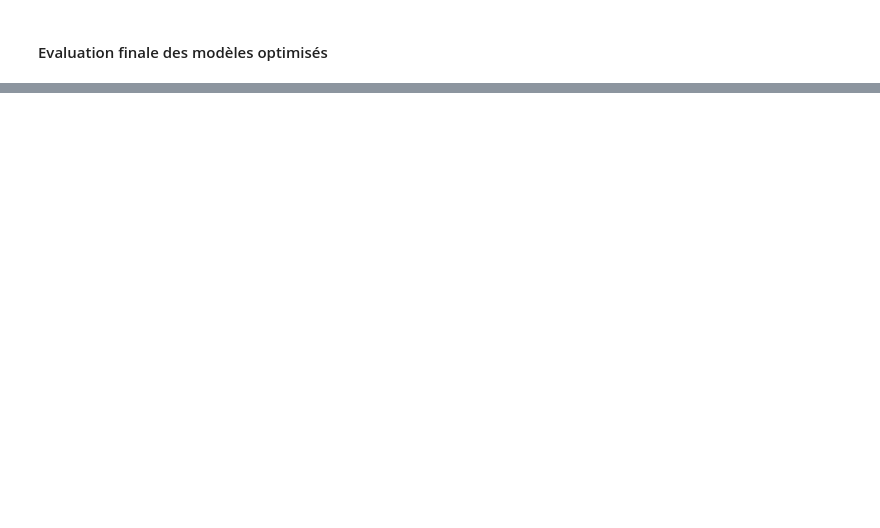
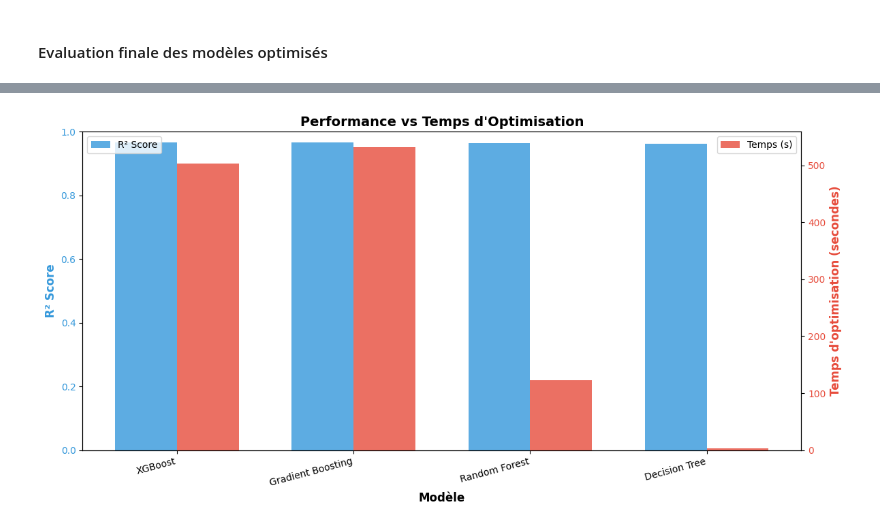
Before and after one commit to AyebFarah/HousePricing-BasedOnAI, a Jupyter notebook: prediction/modeles_non_lineaires.ipynb, the cells around one changed output, grey strips where cells are left out. Drawn from its saved outputs; the diff is of its cells as text; code cells hidden in the pictures; blank space fills up the shorter version.

```diff
--- a/prediction/modeles_non_lineaires.ipynb
+++ b/prediction/modeles_non_lineaires.ipynb
@@ -678,0 +433,30 @@ INTERFACE DE PRÉDICTION INTERACTIVE
+# %%
+opt_df = pd.DataFrame(optimization_results)
+opt_df = opt_df.sort_values('Best_R2', ascending=False)
+
+fig, ax = plt.subplots(figsize=(12, 6))
+x = np.arange(len(opt_df))
+width = 0.35
+
+ax1 = ax
+bars1 = ax1.bar(x - width/2, opt_df['Best_R2'], width, label='R² Score', color='#3498db', alpha=0.8)
+ax1.set_ylabel('R² Score', fontsize=12, fontweight='bold', color='#3498db')
+ax1.tick_params(axis='y', labelcolor='#3498db')
+ax1.set_ylim([0, 1])
+
+ax2 = ax1.twinx()
+bars2 = ax2.bar(x + width/2, opt_df['Time_seconds'], width, label='Temps (s)', color='#e74c3c', alpha=0.8)
+ax2.set_ylabel('Temps d\'optimisation (secondes)', fontsize=12, fontweight='bold', color='#e74c3c')
+ax2.tick_params(axis='y', labelcolor='#e74c3c')
+
+ax1.set_xlabel('Modèle', fontsize=12, fontweight='bold')
+ax1.set_title('Performance vs Temps d\'Optimisation', fontsize=14, fontweight='bold')
+ax1.set_xticks(x)
+ax1.set_xticklabels(opt_df['Model'], rotation=15, ha='right')
+ax1.legend(loc='upper left')
+ax2.legend(loc='upper right')
+
+plt.tight_layout()
+plt.show()
+# %% [output]
+[figure, added]
```
Also changed, not shown: parts of 23 cells of this notebook, 6 other files.
